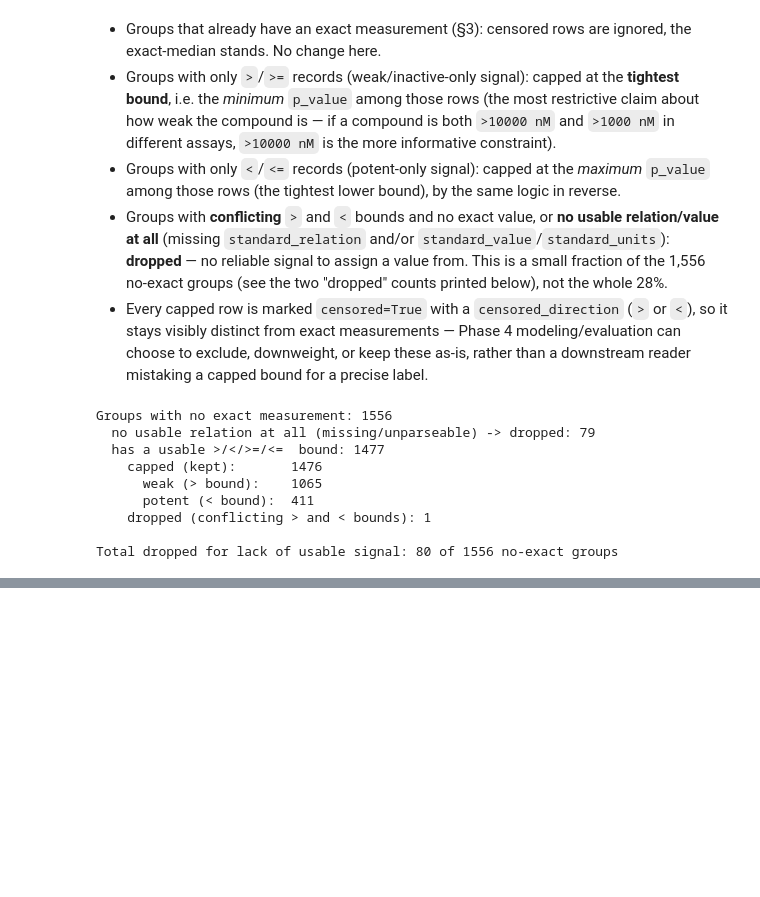
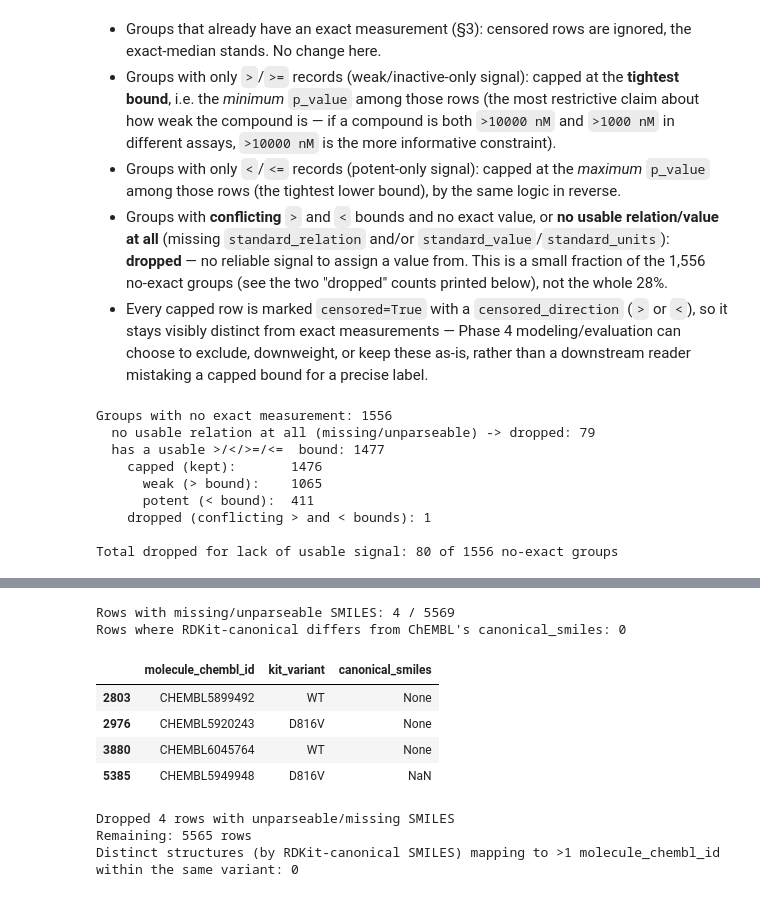
Before and after one commit to leabrodyheine/kit-inhibitor-binding-prediction, a Jupyter notebook: notebooks/02_data_cleaning.ipynb, the cells around one changed output, grey strips where cells are left out. Cells and saved outputs as stored; diff of their text form; code cells hidden in the pictures; blank space fills up the shorter version.

```diff
--- a/notebooks/02_data_cleaning.ipynb
+++ b/notebooks/02_data_cleaning.ipynb
@@ -304,0 +336,48 @@ Total dropped for lack of usable signal: 80 of 1556 no-exact groups
+# %%
+from rdkit import Chem
+
+
+def rdkit_canonical_smiles(smi):
+    if pd.isna(smi):
+        return None
+    mol = Chem.MolFromSmiles(smi)
+    if mol is None:
+        return None
+    return Chem.MolToSmiles(mol, canonical=True)
+
+
+df_clean["rdkit_smiles"] = df_clean["canonical_smiles"].apply(rdkit_canonical_smiles)
+
+n_invalid = df_clean["rdkit_smiles"].isna().sum()
+n_diff = (
+    (df_clean["rdkit_smiles"] != df_clean["canonical_smiles"]) & df_clean["rdkit_smiles"].notna()
+).sum()
+print(f"Rows with missing/unparseable SMILES: {n_invalid} / {len(df_clean)}")
+print(f"Rows where RDKit-canonical differs from ChEMBL's canonical_smiles: {n_diff}")
+df_clean.loc[df_clean["rdkit_smiles"].isna(), ["molecule_chembl_id", "kit_variant", "canonical_smiles"]]
+# %% [output]
+Rows with missing/unparseable SMILES: 4 / 5569
+Rows where RDKit-canonical differs from ChEMBL's canonical_smiles: 0
+|  | molecule_chembl_id | kit_variant | canonical_smiles |
+| 2803 | CHEMBL5899492 | WT | None |
+| 2976 | CHEMBL5920243 | D816V | None |
+| 3880 | CHEMBL6045764 | WT | None |
+| 5385 | CHEMBL5949948 | D816V | NaN |
+# %%
+n_before = len(df_clean)
+df_clean = df_clean[df_clean["rdkit_smiles"].notna()].copy()
+df_clean["canonical_smiles"] = df_clean["rdkit_smiles"]
+df_clean = df_clean.drop(columns=["rdkit_smiles"])
+
+print(f"Dropped {n_before - len(df_clean)} rows with unparseable/missing SMILES")
+print(f"Remaining: {len(df_clean)} rows")
+
+# Duplicate check: same canonical structure + same kit_variant under different
+# molecule_chembl_id (e.g. salt vs. freebase ChEMBL entries) would need re-aggregation.
+dup_groups = df_clean.groupby(["canonical_smiles", "kit_variant"])["molecule_chembl_id"].nunique()
+n_dup_structures = (dup_groups > 1).sum()
+print(f"Distinct structures (by RDKit-canonical SMILES) mapping to >1 molecule_chembl_id within the same variant: {n_dup_structures}")
+# %% [output]
+Dropped 4 rows with unparseable/missing SMILES
+Remaining: 5565 rows
+Distinct structures (by RDKit-canonical SMILES) mapping to >1 molecule_chembl_id within the same variant: 0
```
Also changed, not shown: parts of 2 cells of this notebook, 1 other file.
